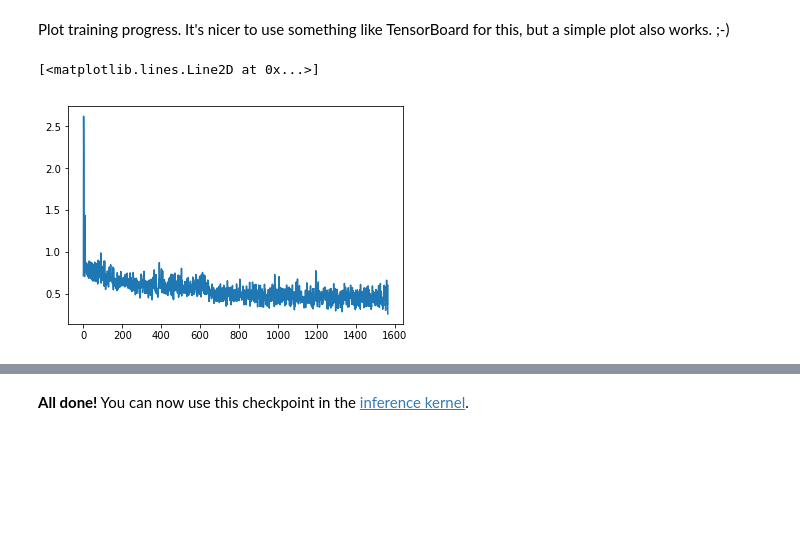
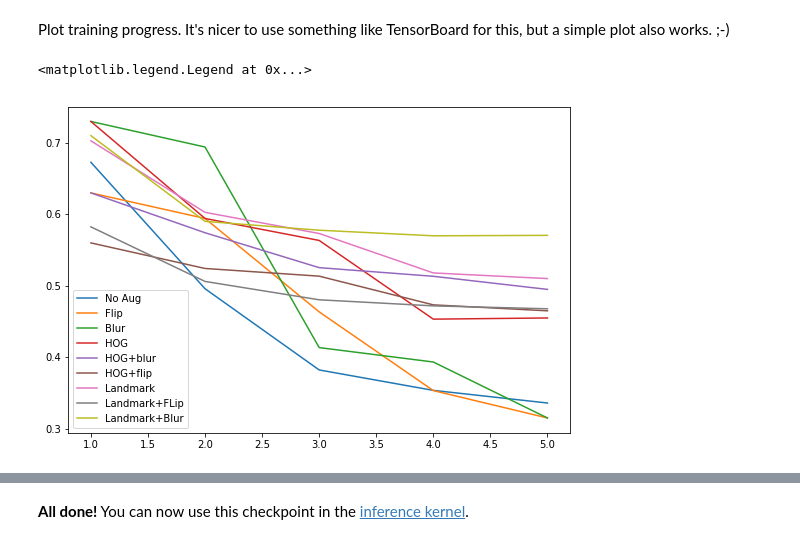
Before and after one commit to yohanmr/Deepfake_Detection, a Jupyter notebook: training.ipynb, the cells around one changed output, grey strips where cells are left out. Drawn from its saved outputs; the diff is of its cells as text; code cells hidden in the pictures; blank space fills up the shorter version.

```diff
--- a/binary-image-classifier-training-demo.ipynb
+++ b/training.ipynb
@@ -520,5 +499,25 @@ with open("image-classifier.txt", 'r') as f:
-# %%
-plt.plot(history["train_bce"])
-# %% [output]
-[<matplotlib.lines.Line2D at 0x...>]
-[figure, removed]
+# %%
+y0 = [ 0.6727,  0.4957,  0.3820, 0.3534 , 0.3357]
+y1 = [0.6298419077396392,0.5940636649131775,0.4632906174659729,0.3531127905845642,0.3147634127140045]
+y2 = [0.7298419077396392,0.6940636649131775,0.4132906174659729,0.3931127905845642,0.3147634127140045]
+y3 = [0.7298419077396392,0.5940636649131775,0.5632906174659729,0.4531127905845642,0.4547634127140045]
+y4 = [0.6298419077396392,0.5740636649131775,0.5251906174659729,0.5131127905845642,0.4947634127140045]
+y5 = [0.5598419077396392,0.5240636649131775,0.5132906174659729,0.4731127905845642,0.4647634127140045]
+y6 = [0.7027,0.6026,0.5730,0.5178,0.5099]
+y7 = [0.5823,0.5059,0.4802,0.4717,0.4676]
+y8 = [0.71,0.59,0.5776,0.5698,0.5704]
+x = [1,2,3,4,5]
+plt.figure(figsize=(9,6))
+plt.plot(x,y0)
+plt.plot(x,y1)
+plt.plot(x,y2)
+plt.plot(x,y3)
+plt.plot(x,y4)
+plt.plot(x,y5)
+plt.plot(x,y6)
+plt.plot(x,y7)
+plt.plot(x,y8)
+plt.legend(["No Aug","Flip", "Blur","HOG","HOG+blur","HOG+flip","Landmark","Landmark+FLip","Landmark+Blur"])
+# %% [output]
+<matplotlib.legend.Legend at 0x...>
+[figure, added]
```
Also changed, not shown: parts of 36 cells of this notebook, 2 other files.
